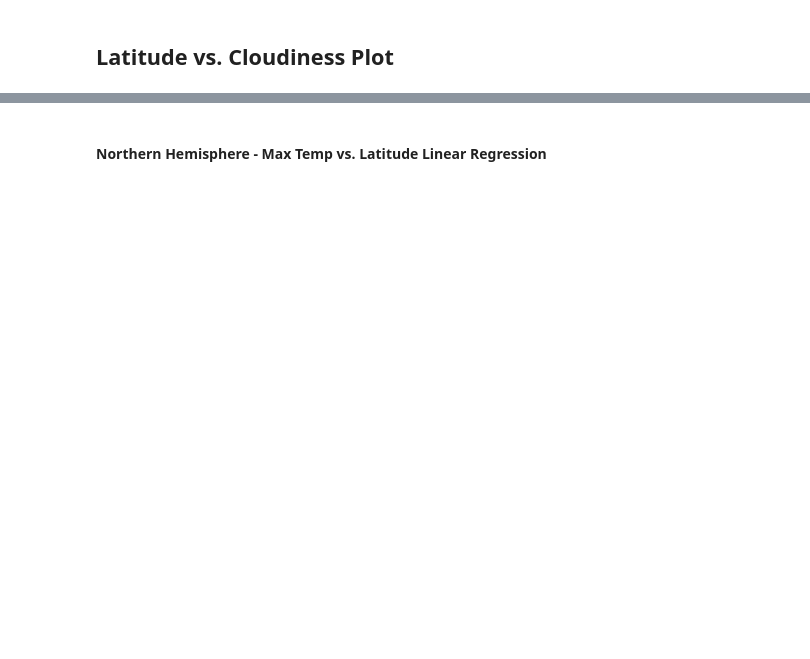
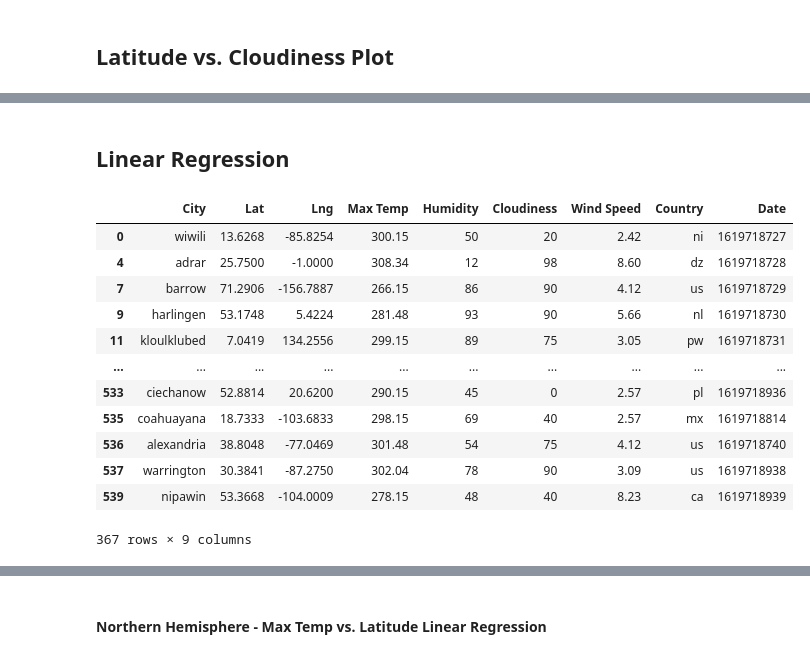
Before and after one commit to Yazz-01/Python_API_challenge, a Jupyter notebook: Weatherpy/weather_main.ipynb, the cells around one changed output, grey strips where cells are left out. Cells and saved outputs as stored; diff of their text form; code cells hidden in the pictures; blank space fills up the shorter version.

```diff
--- a/Weatherpy/weather_main.ipynb
+++ b/Weatherpy/weather_main.ipynb
@@ -390,0 +399,2 @@ plt.show()
+# %% [markdown]
+## Linear Regression
@@ -390,0 +407,16 @@ plt.show()
+# %%
+Northern_Hemisphere
+# %% [output]
+|  | City | Lat | Lng | Max Temp | Humidity | Cloudiness | Wind Speed | Country | Date |
+| 0 | wiwili | 13.6268 | -85.8254 | 300.15 | 50 | 20 | 2.42 | ni | 1619718727 |
+| 4 | adrar | 25.7500 | -1.0000 | 308.34 | 12 | 98 | 8.60 | dz | 1619718728 |
+| 7 | barrow | 71.2906 | -156.7887 | 266.15 | 86 | 90 | 4.12 | us | 1619718729 |
+| 9 | harlingen | 53.1748 | 5.4224 | 281.48 | 93 | 90 | 5.66 | nl | 1619718730 |
+| 11 | kloulklubed | 7.0419 | 134.2556 | 299.15 | 89 | 75 | 3.05 | pw | 1619718731 |
+| ... | ... | ... | ... | ... | ... | ... | ... | ... | ... |
+| 533 | ciechanow | 52.8814 | 20.6200 | 290.15 | 45 | 0 | 2.57 | pl | 1619718936 |
+| 535 | coahuayana | 18.7333 | -103.6833 | 298.15 | 69 | 40 | 2.57 | mx | 1619718814 |
+| 536 | alexandria | 38.8048 | -77.0469 | 301.48 | 54 | 75 | 4.12 | us | 1619718740 |
+| 537 | warrington | 30.3841 | -87.2750 | 302.04 | 78 | 90 | 3.09 | us | 1619718938 |
+| 539 | nipawin | 53.3668 | -104.0009 | 278.15 | 48 | 40 | 8.23 | ca | 1619718939 |
+367 rows × 9 columns
```
Also changed, not shown: parts of 28 cells of this notebook.
